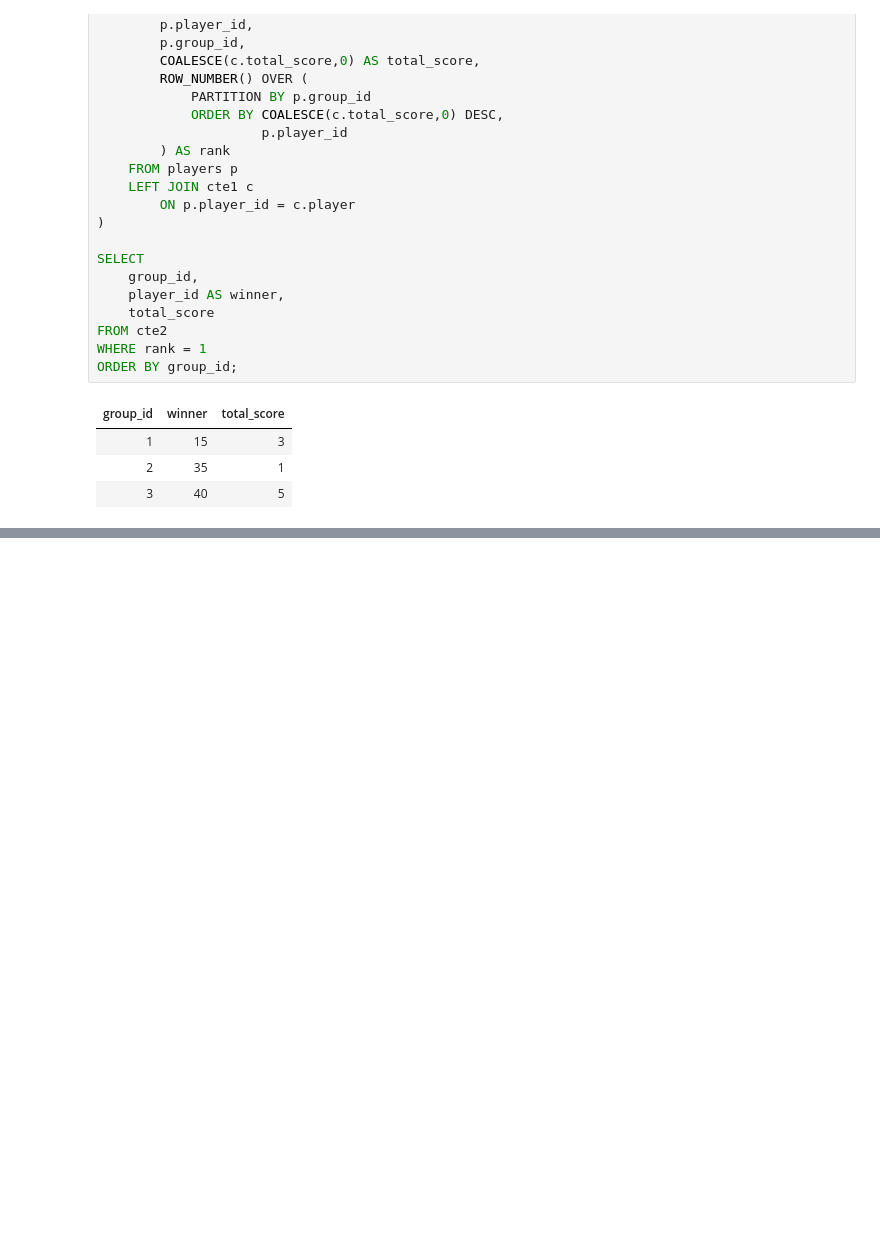
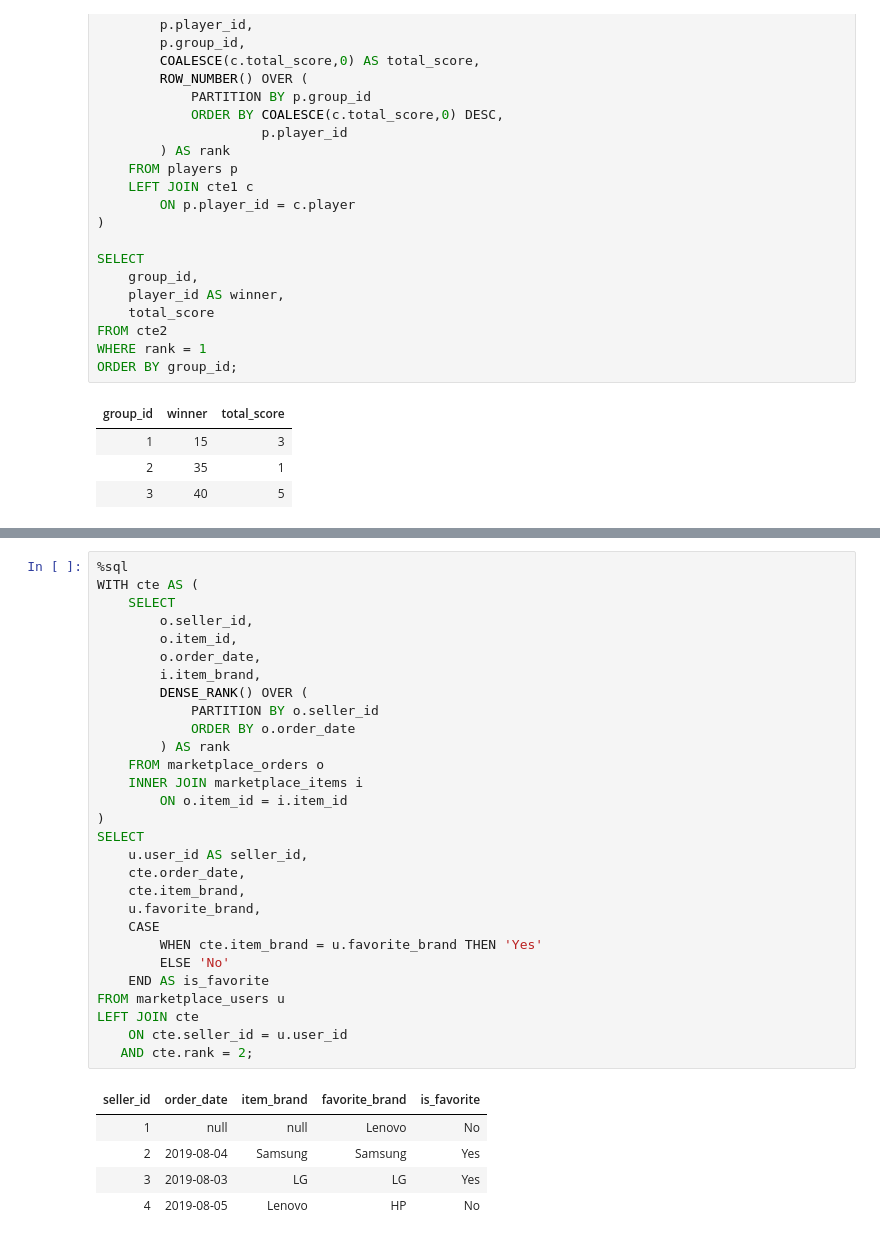
Before and after one commit to Rupam-1/SQL-Pyspark-practise_youtube, a Jupyter notebook: 01. SQL - Part1.ipynb, the cells around one changed output, grey strips where cells are left out. Drawn from its saved outputs; the diff is of its cells as text; blank space fills up the shorter version.

```diff
--- a/01. SQL - Part1.ipynb
+++ b/01. SQL - Part1.ipynb
@@ -528,0 +604,35 @@ ORDER BY group_id;
+# %%
+%sql
+WITH cte AS (
+    SELECT
+        o.seller_id,
+        o.item_id,
+        o.order_date,
+        i.item_brand,
+        DENSE_RANK() OVER (
+            PARTITION BY o.seller_id
+            ORDER BY o.order_date
+        ) AS rank
+    FROM marketplace_orders o
+    INNER JOIN marketplace_items i
+        ON o.item_id = i.item_id
+)
+SELECT
+    u.user_id AS seller_id,
+    cte.order_date,
+    cte.item_brand,
+    u.favorite_brand,
+    CASE
+        WHEN cte.item_brand = u.favorite_brand THEN 'Yes'
+        ELSE 'No'
+    END AS is_favorite
+FROM marketplace_users u
+LEFT JOIN cte
+    ON cte.seller_id = u.user_id
+   AND cte.rank = 2;
+# %% [output]
+| seller_id | order_date | item_brand | favorite_brand | is_favorite |
+| 1 | null | null | Lenovo | No |
+| 2 | 2019-08-04 | Samsung | Samsung | Yes |
+| 3 | 2019-08-03 | LG | LG | Yes |
+| 4 | 2019-08-05 | Lenovo | HP | No |
```
Also changed, not shown: parts of 7 cells of this notebook, 1 other file.
